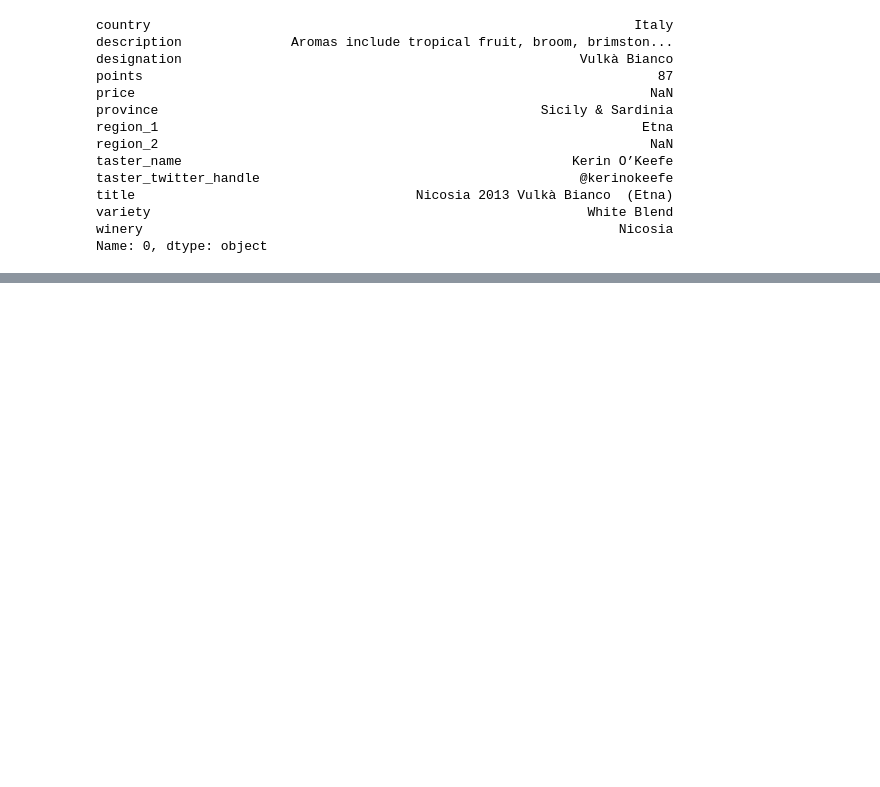
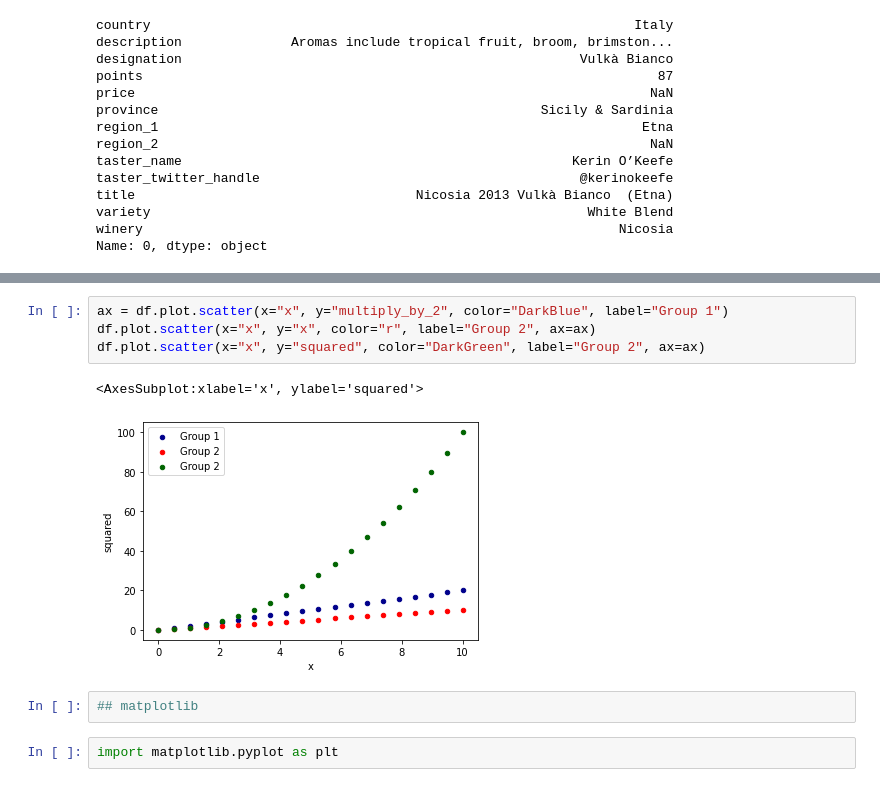
Before and after one commit to augasauruss/Python_mokymai, a Jupyter notebook: 1_paskaita.ipynb/7_paskaita.ipynb, the cells around one changed output, grey strips where cells are left out. Cells and saved outputs as stored; diff of their text form; blank space fills up the shorter version.

```diff
--- a/1_paskaita.ipynb/7_paskaita.ipynb
+++ b/1_paskaita.ipynb/7_paskaita.ipynb
@@ -246,0 +827,11 @@ Name: 0, dtype: object
+# %%
+ax = df.plot.scatter(x="x", y="multiply_by_2", color="DarkBlue", label="Group 1")
+df.plot.scatter(x="x", y="x", color="r", label="Group 2", ax=ax)
+df.plot.scatter(x="x", y="squared", color="DarkGreen", label="Group 2", ax=ax)
+# %% [output]
+<AxesSubplot:xlabel='x', ylabel='squared'>
+[figure, added]
+# %%
+## matplotlib
+# %%
+import matplotlib.pyplot as plt
```
Also changed, not shown: parts of 69 cells of this notebook.
